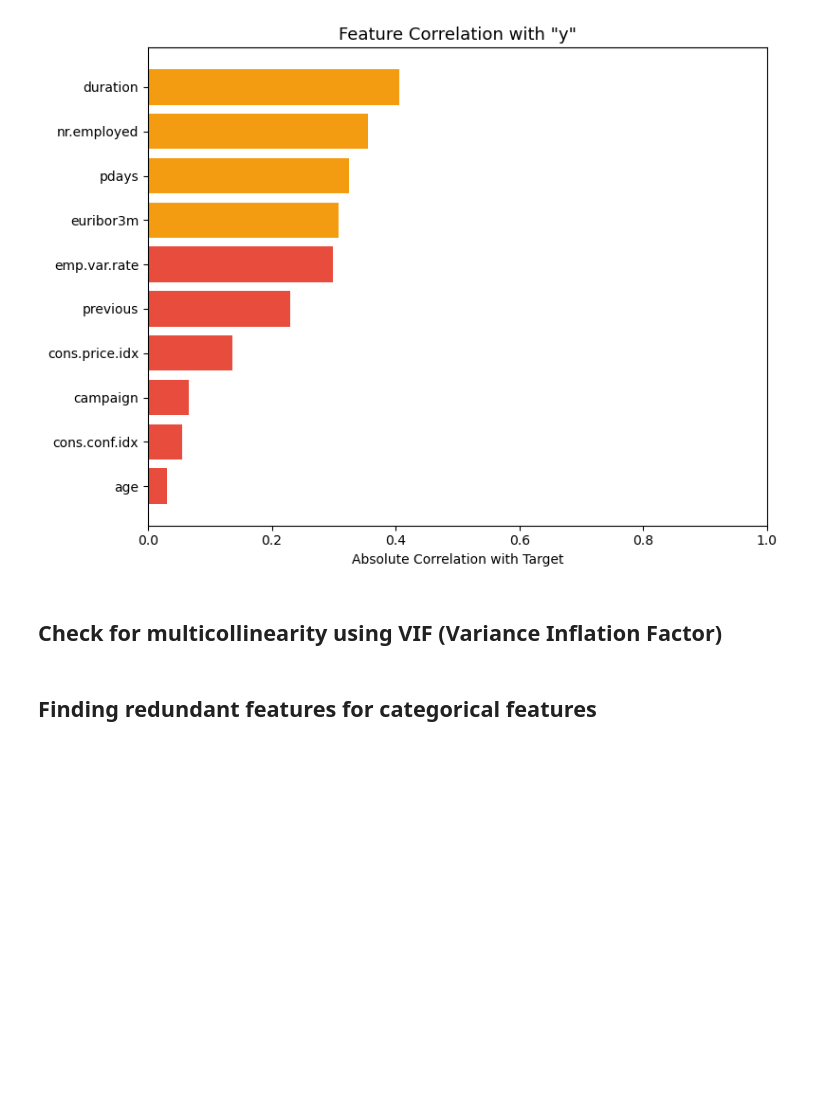
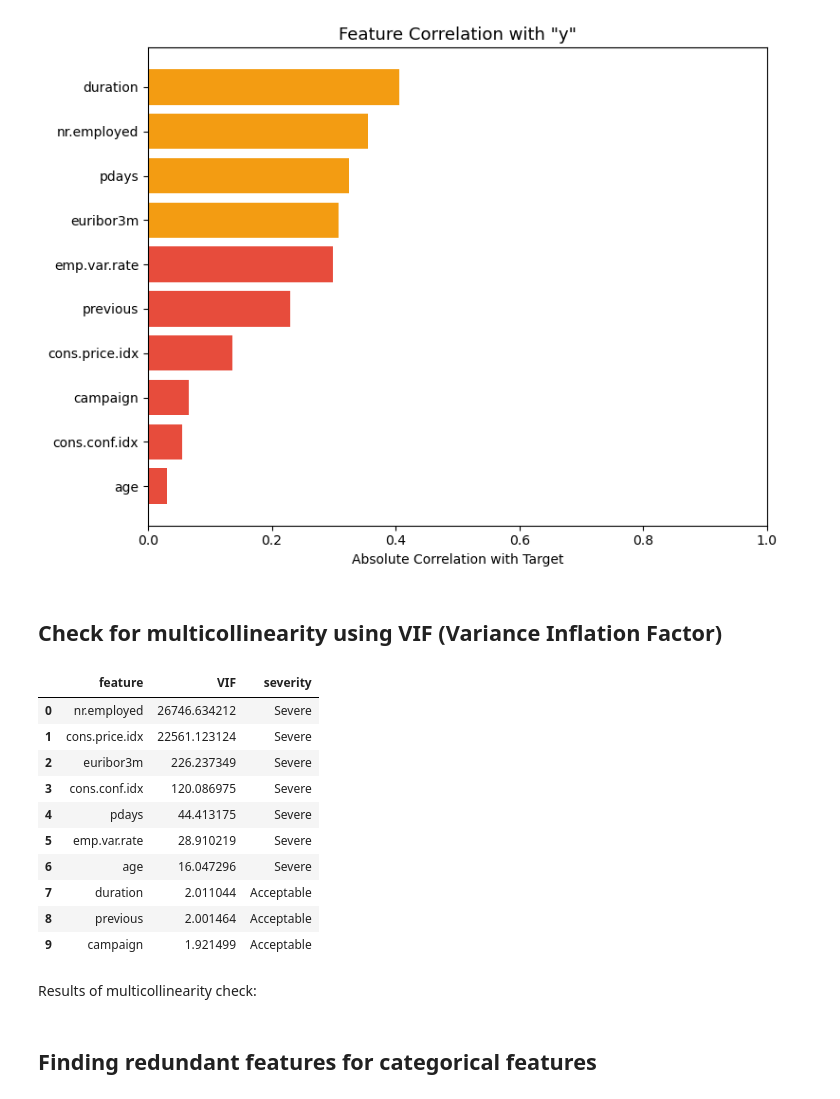
Before and after one commit to ann-yurkevych/MLmodels-, a Jupyter notebook: Portuguese client term deposit subscription/exploration.ipynb, the cells around one changed output. Cells and saved outputs as stored; diff of their text form; code cells hidden in the pictures; blank space fills up the shorter version.

```diff
--- a/Portuguese client term deposit subscription/exploration.ipynb
+++ b/Portuguese client term deposit subscription/exploration.ipynb
@@ -435,6 +439,22 @@ correlation_df  = features_correlation_with_target(raw_df, numeric_features, 'y'
 [figure]
 # %% [markdown]
 ## Check for multicollinearity using VIF (Variance Inflation Factor)
+# %%
+check_multicollinearity(raw_df, numeric_features)
+# %% [output]
+|  | feature | VIF | severity |
+| 0 | nr.employed | 26746.634212 | Severe |
+| 1 | cons.price.idx | 22561.123124 | Severe |
+| 2 | euribor3m | 226.237349 | Severe |
+| 3 | cons.conf.idx | 120.086975 | Severe |
+| 4 | pdays | 44.413175 | Severe |
+| 5 | emp.var.rate | 28.910219 | Severe |
+| 6 | age | 16.047296 | Severe |
+| 7 | duration | 2.011044 | Acceptable |
+| 8 | previous | 2.001464 | Acceptable |
+| 9 | campaign | 1.921499 | Acceptable |
+# %% [markdown]
+Results of multicollinearity check:
 # %% [markdown]
 ## Finding redundant features for categorical features
 # %%
```
Also changed, not shown: parts of 5 cells of this notebook, 2 other files.
